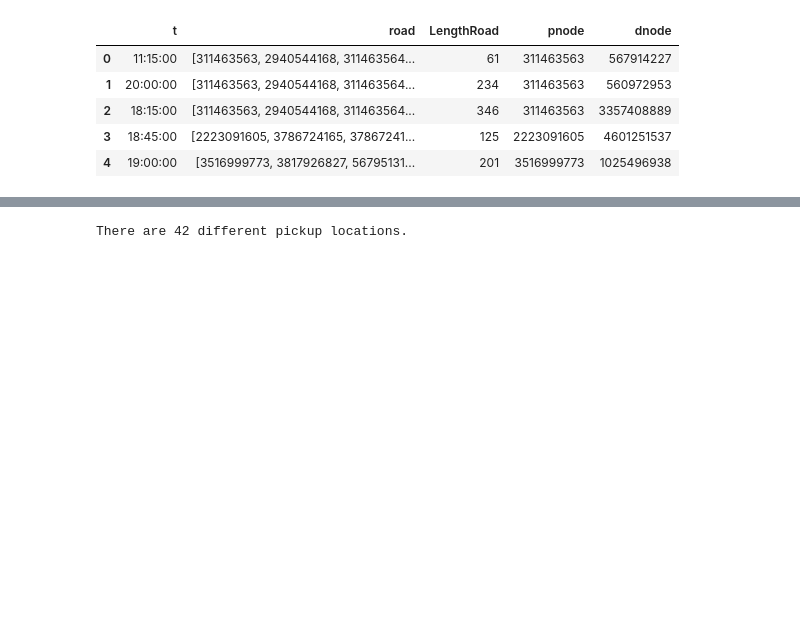
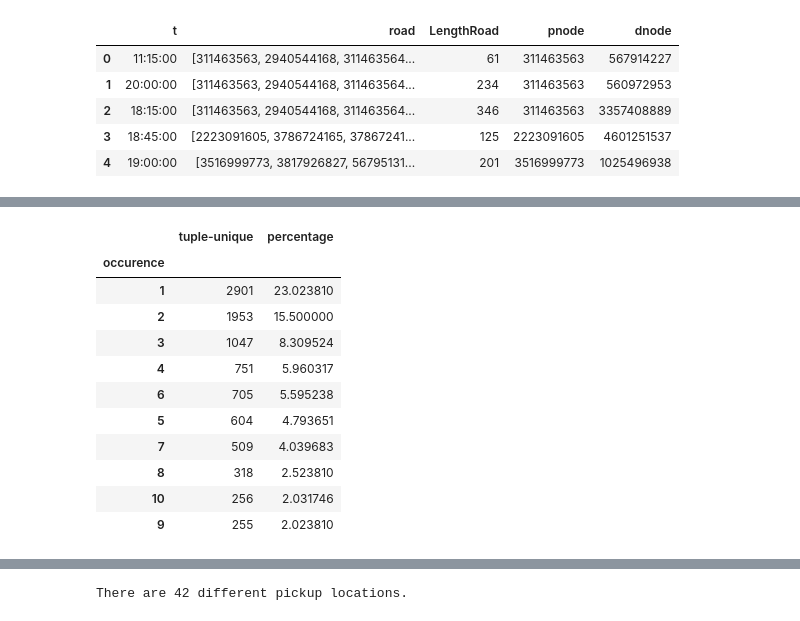
Before and after one commit to raphstrebel/Data-Visualization, a Jupyter notebook: colorful_traces.ipynb, the cells around one changed output, grey strips where cells are left out. Cells and saved outputs as stored; diff of their text form; code cells hidden in the pictures; blank space fills up the shorter version.

```diff
--- a/colorful_traces.ipynb
+++ b/colorful_traces.ipynb
@@ -23,0 +50,18 @@ colorful.head()
+# %%
+nodes["tuple-unique"] = 1
+t_unique = nodes.groupby("occurence").count().sort_values(by="tuple-unique", ascending =False)
+t_unique["percentage"] = t_unique["tuple-unique"].map(lambda x : x/t_unique["tuple-unique"].sum() *100)
+t_unique.head(10)
+# %% [output]
+|  | tuple-unique | percentage |
+| occurence |  |  |
+| 1 | 2901 | 23.023810 |
+| 2 | 1953 | 15.500000 |
+| 3 | 1047 | 8.309524 |
+| 4 | 751 | 5.960317 |
+| 6 | 705 | 5.595238 |
+| 5 | 604 | 4.793651 |
+| 7 | 509 | 4.039683 |
+| 8 | 318 | 2.523810 |
+| 10 | 256 | 2.031746 |
+| 9 | 255 | 2.023810 |
```
Also changed, not shown: parts of 7 cells of this notebook, 1 other file.
